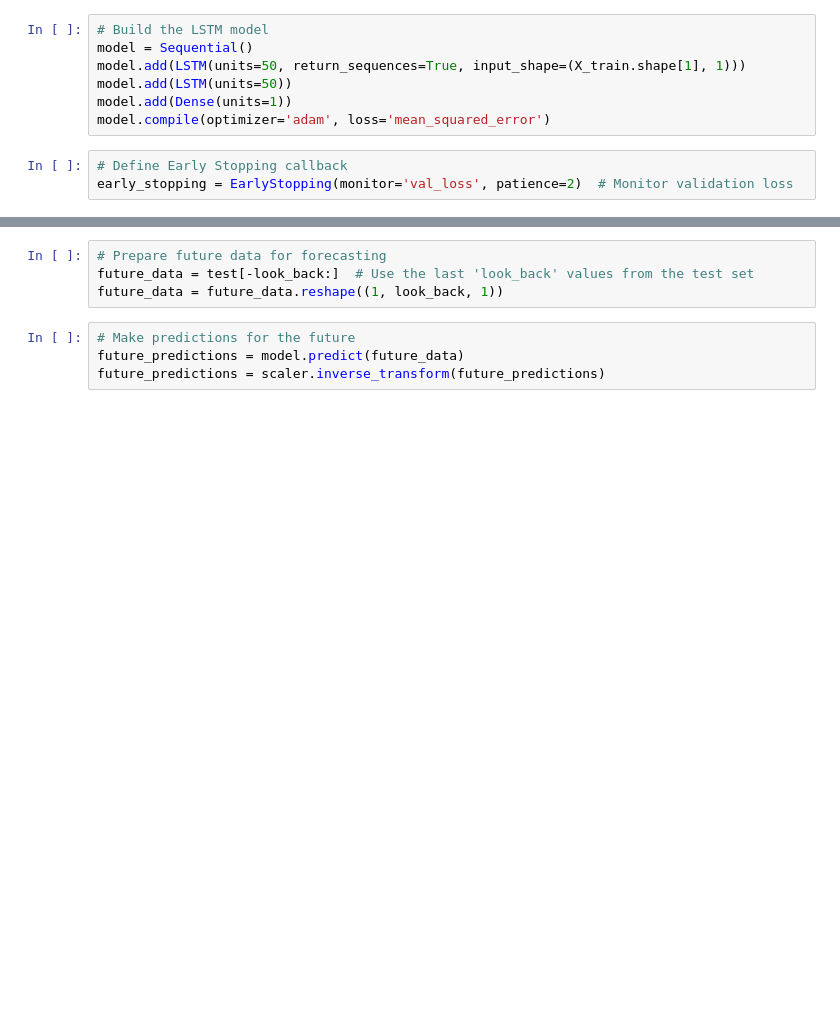
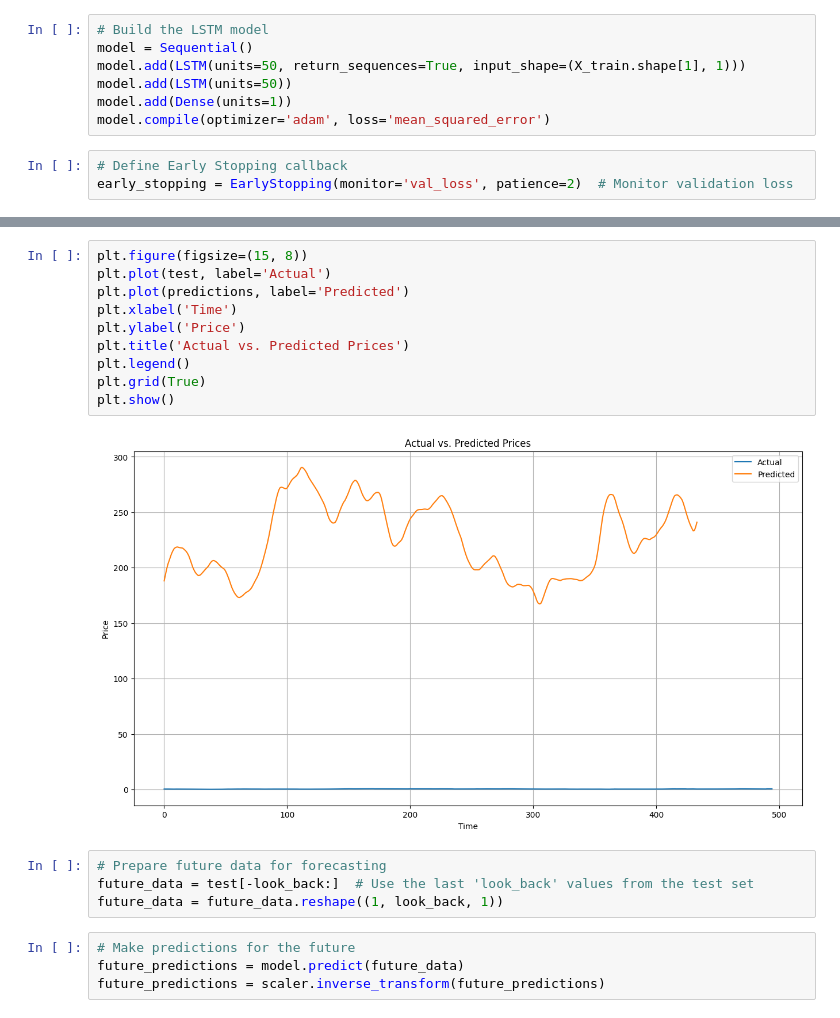
Before and after one commit to abrahamekeffale/time_series_modeling, a Jupyter notebook: notebooks/model.ipynb, the cells around one changed output, grey strips where cells are left out. Cells and saved outputs as stored; diff of their text form; blank space fills up the shorter version.

```diff
--- a/notebooks/model.ipynb
+++ b/notebooks/model.ipynb
@@ -129,3 +146,15 @@ Mean Absolute Percentage Error: 442.40579599521783
+# %%
+plt.figure(figsize=(15, 8))
+plt.plot(test, label='Actual')
+plt.plot(predictions, label='Predicted')
+plt.xlabel('Time')
+plt.ylabel('Price')
+plt.title('Actual vs. Predicted Prices')
+plt.legend()
+plt.grid(True)
+plt.show()
+# %% [output]
+[figure, added]
 # %%
 # Prepare future data for forecasting
 future_data = test[-look_back:]  # Use the last 'look_back' values from the test set
```
Also changed, not shown: parts of 7 cells of this notebook, 1 other file.
